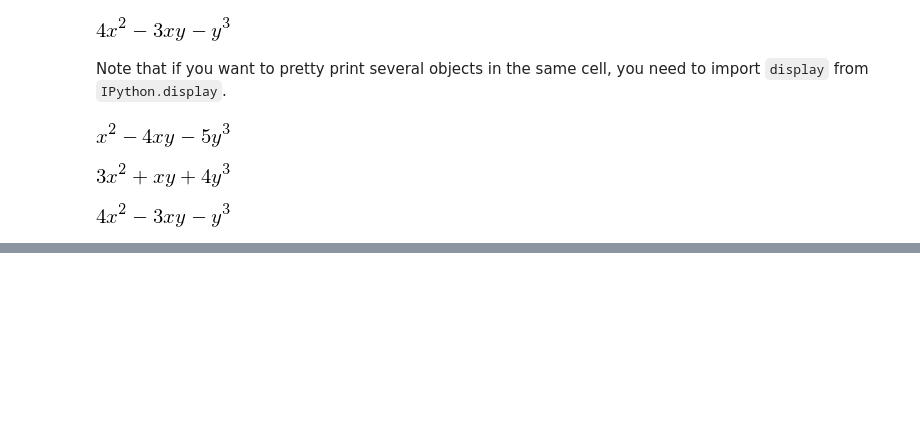
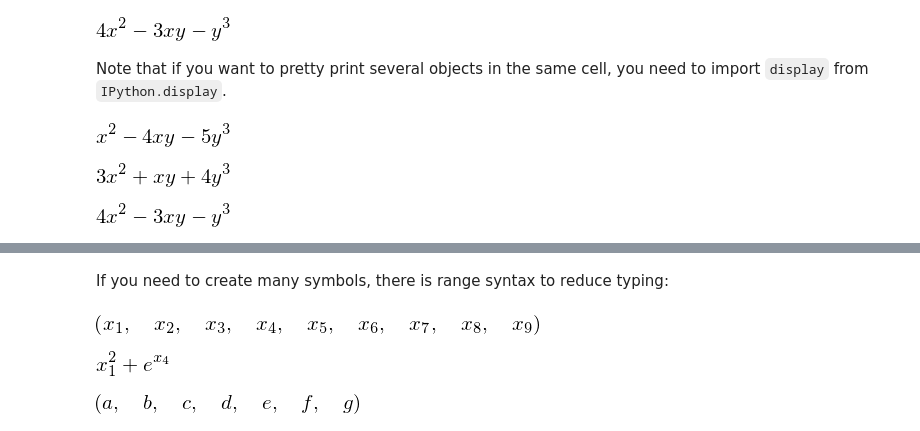
Before and after one commit to avassilev/py4datmod, a Jupyter notebook: Lec10_SymPy.ipynb, the cells around one changed output, grey strips where cells are left out. Drawn from its saved outputs; the diff is of its cells as text; code cells hidden in the pictures; blank space fills up the shorter version.

```diff
--- a/Lec10_SymPy.ipynb
+++ b/Lec10_SymPy.ipynb
@@ -106,0 +132,16 @@ display(z1+z2)
+# %% [markdown]
+If you need to create many symbols, there is range syntax to reduce typing:
+# %%
+ST = sym.symbols("x1:10")
+ST
+# %% [output]
+[figure, added]
+# %%
+ST[0]**2+sym.exp(ST[3])
+# %% [output]
+[figure, added]
+# %%
+ST = sym.symbols("a:g")
+ST
+# %% [output]
+[figure, added]
```
Also changed, not shown: parts of 52 cells of this notebook.
